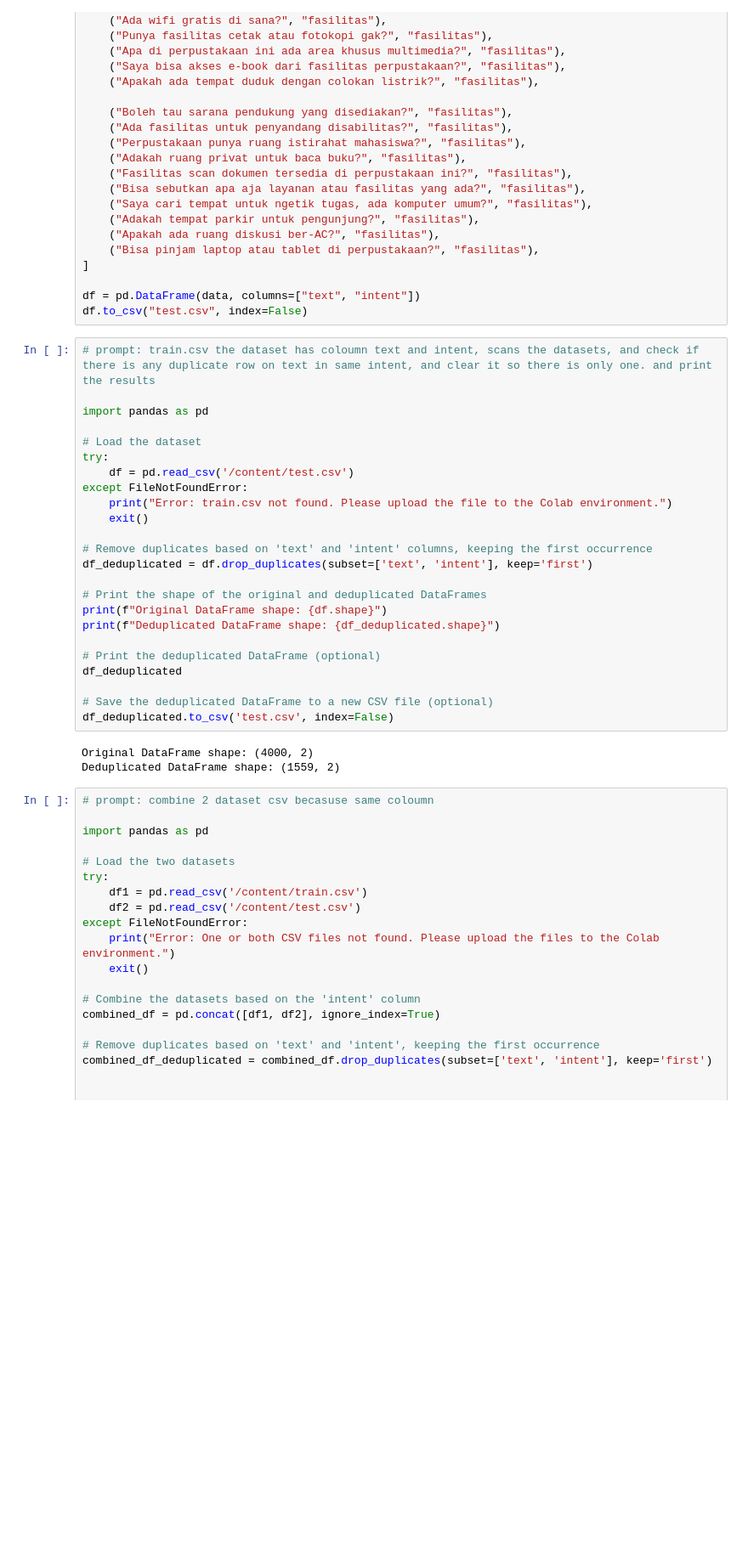
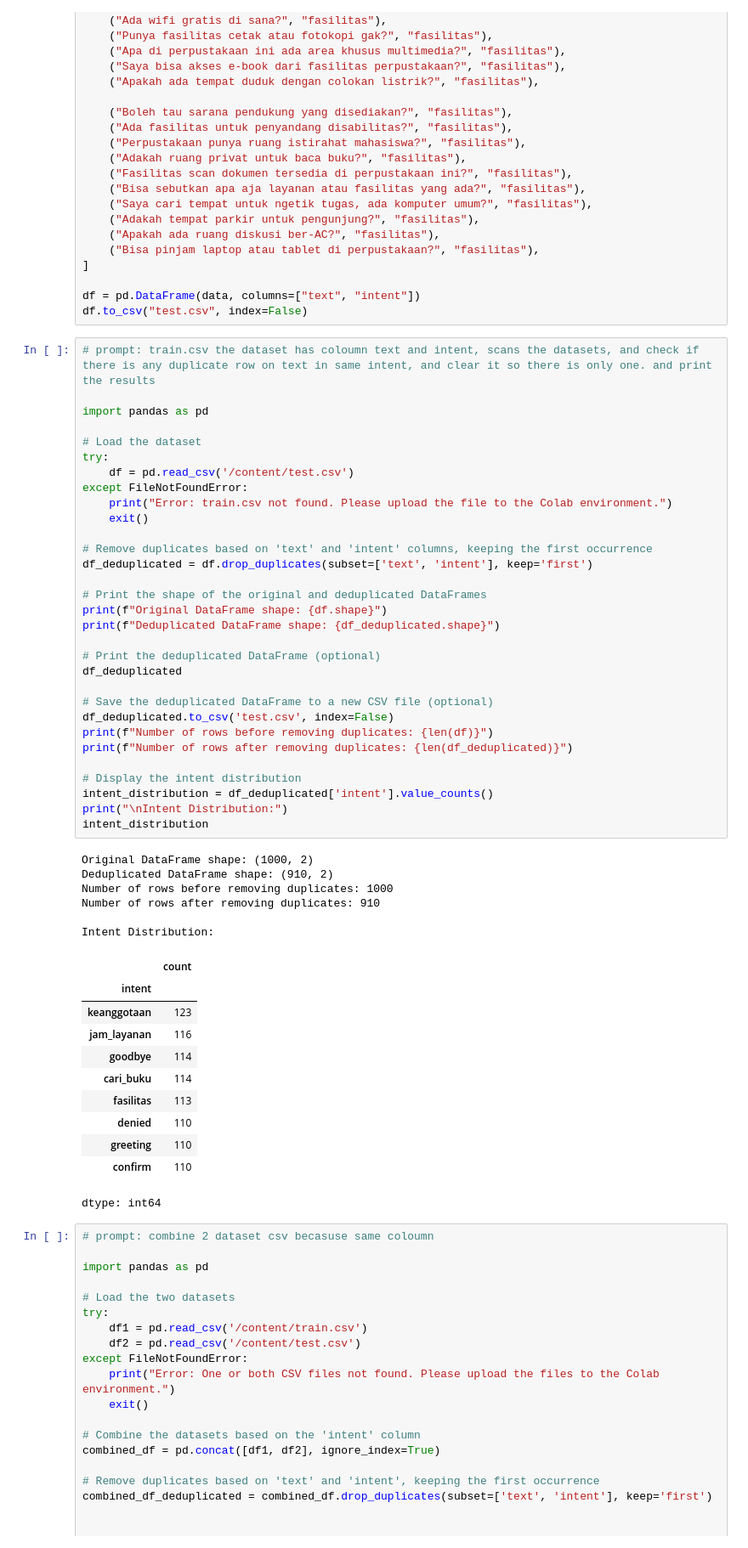
Before and after one commit to HaqTetsuya/ChatbotPerpusBipa, a Jupyter notebook: IndobertPerpusChatbot.ipynb, the cells around one changed output. Shown: that part at 85% size. Cells and saved outputs as stored; diff of their text form; blank space fills up the shorter version.

```diff
--- a/IndobertPerpusChatbot.ipynb
+++ b/IndobertPerpusChatbot.ipynb
@@ -3544,30 +3557,52 @@ df.to_csv("test.csv", index=False)
 # %%
 # prompt: train.csv the dataset has coloumn text and intent, scans the datasets, and check if there is any duplicate row on text in same intent, and clear it so there is only one. and print the results
 
 import pandas as pd
 
 # Load the dataset
 try:
     df = pd.read_csv('/content/test.csv')
 except FileNotFoundError:
     print("Error: train.csv not found. Please upload the file to the Colab environment.")
     exit()
 
 # Remove duplicates based on 'text' and 'intent' columns, keeping the first occurrence
 df_deduplicated = df.drop_duplicates(subset=['text', 'intent'], keep='first')
 
 # Print the shape of the original and deduplicated DataFrames
 print(f"Original DataFrame shape: {df.shape}")
 print(f"Deduplicated DataFrame shape: {df_deduplicated.shape}")
 
 # Print the deduplicated DataFrame (optional)
 df_deduplicated
 
 # Save the deduplicated DataFrame to a new CSV file (optional)
 df_deduplicated.to_csv('test.csv', index=False)
+print(f"Number of rows before removing duplicates: {len(df)}")
+print(f"Number of rows after removing duplicates: {len(df_deduplicated)}")
+
+# Display the intent distribution
+intent_distribution = df_deduplicated['intent'].value_counts()
+print("\nIntent Distribution:")
+intent_distribution
 # %% [output]
-Original DataFrame shape: (4000, 2)
-Deduplicated DataFrame shape: (1559, 2)
+Original DataFrame shape: (1000, 2)
+Deduplicated DataFrame shape: (910, 2)
+Number of rows before removing duplicates: 1000
+Number of rows after removing duplicates: 910
+
+Intent Distribution:
+|  | count |
+| intent |  |
+| keanggotaan | 123 |
+| jam_layanan | 116 |
+| goodbye | 114 |
+| cari_buku | 114 |
+| fasilitas | 113 |
+| denied | 110 |
+| greeting | 110 |
+| confirm | 110 |
+dtype: int64
 # %%
 # prompt: combine 2 dataset csv becasuse same coloumn
 
```
Also changed, not shown: parts of 6 cells of this notebook.
